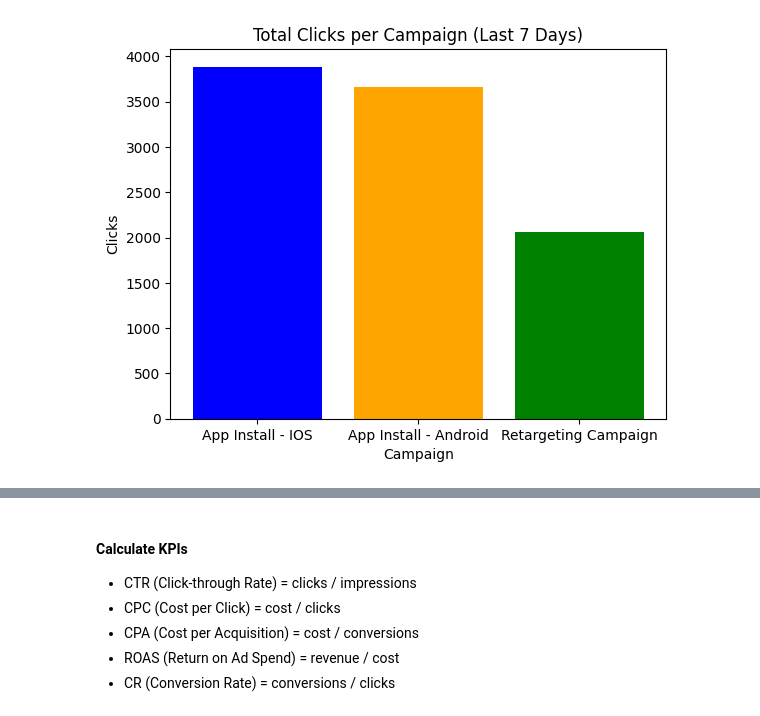
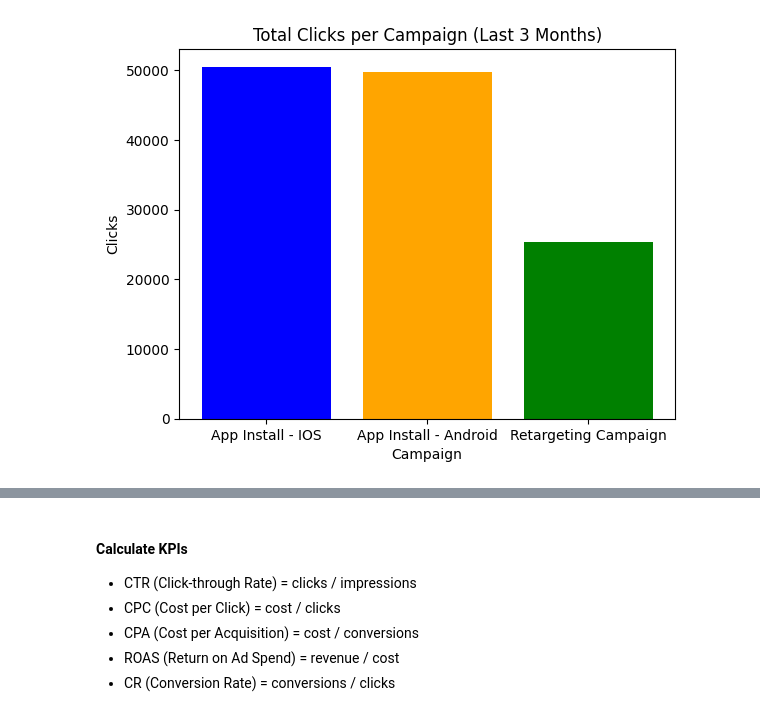
Before and after one commit to ecetuanahezer/Marketing-Campaign, a Jupyter notebook: analyze_dummy_data.ipynb, the cells around one changed output, grey strips where cells are left out. Drawn from its saved outputs; the diff is of its cells as text; code cells hidden in the pictures.

```diff
--- a/analyze_dummy_data.ipynb
+++ b/analyze_dummy_data.ipynb
@@ -36,12 +36,12 @@ df_summary
 # %%
 import matplotlib.pyplot as plt
 
 plt.bar(df_summary["name"], df_summary["total_clicks"], color=["blue", "orange", "green"])
-plt.title("Total Clicks per Campaign (Last 7 Days)")
+plt.title("Total Clicks per Campaign (Last 3 Months)")
 plt.xlabel("Campaign")
 plt.ylabel("Clicks")
 plt.show()
 # %% [output]
-[figure, old version]
+[figure, new version]
 # %%
 plt.bar(df_summary["name"], df_summary["total_cost"], color=["blue", "orange", "green"])
```
Also changed, not shown: parts of 15 cells of this notebook.
